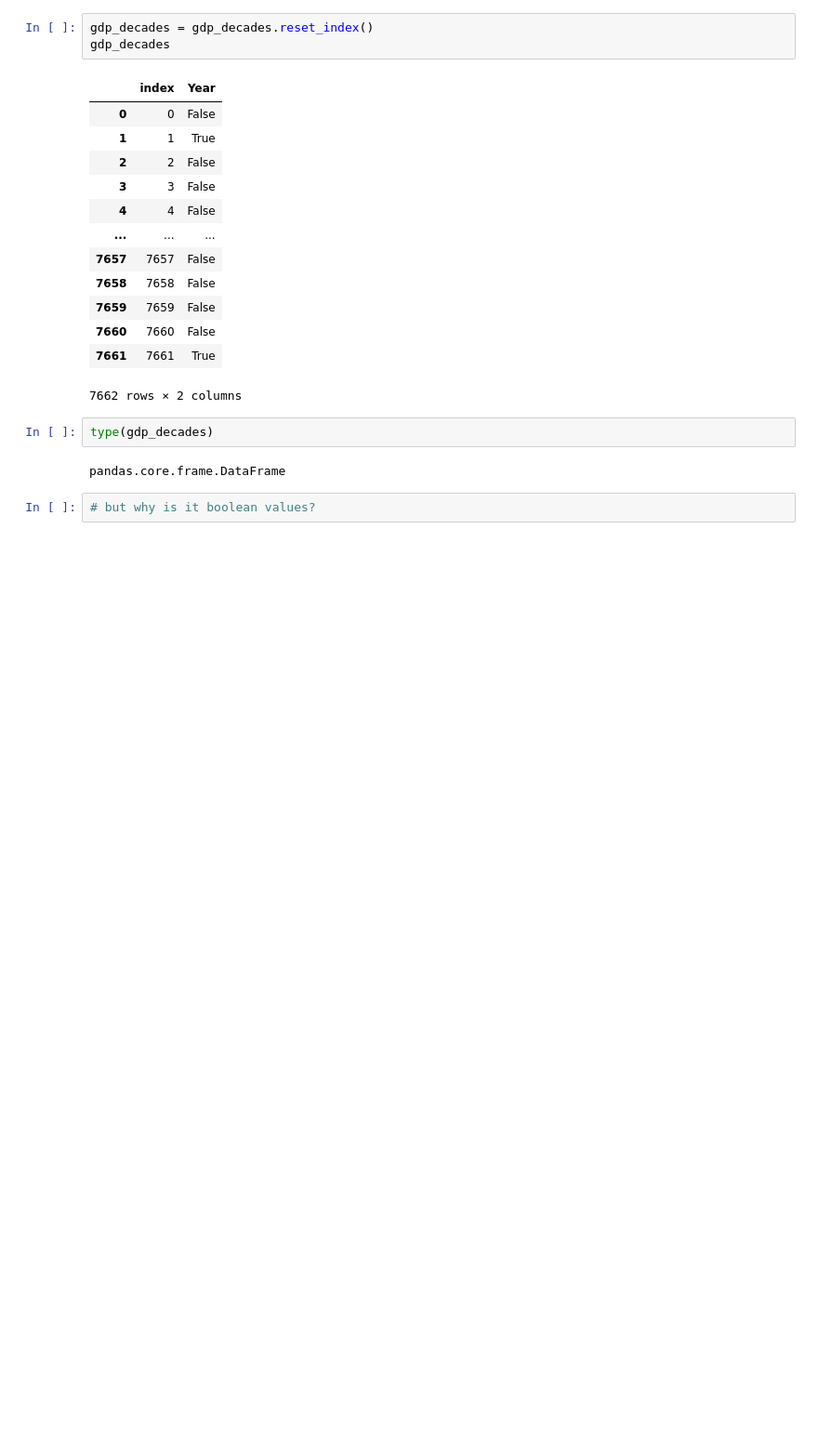
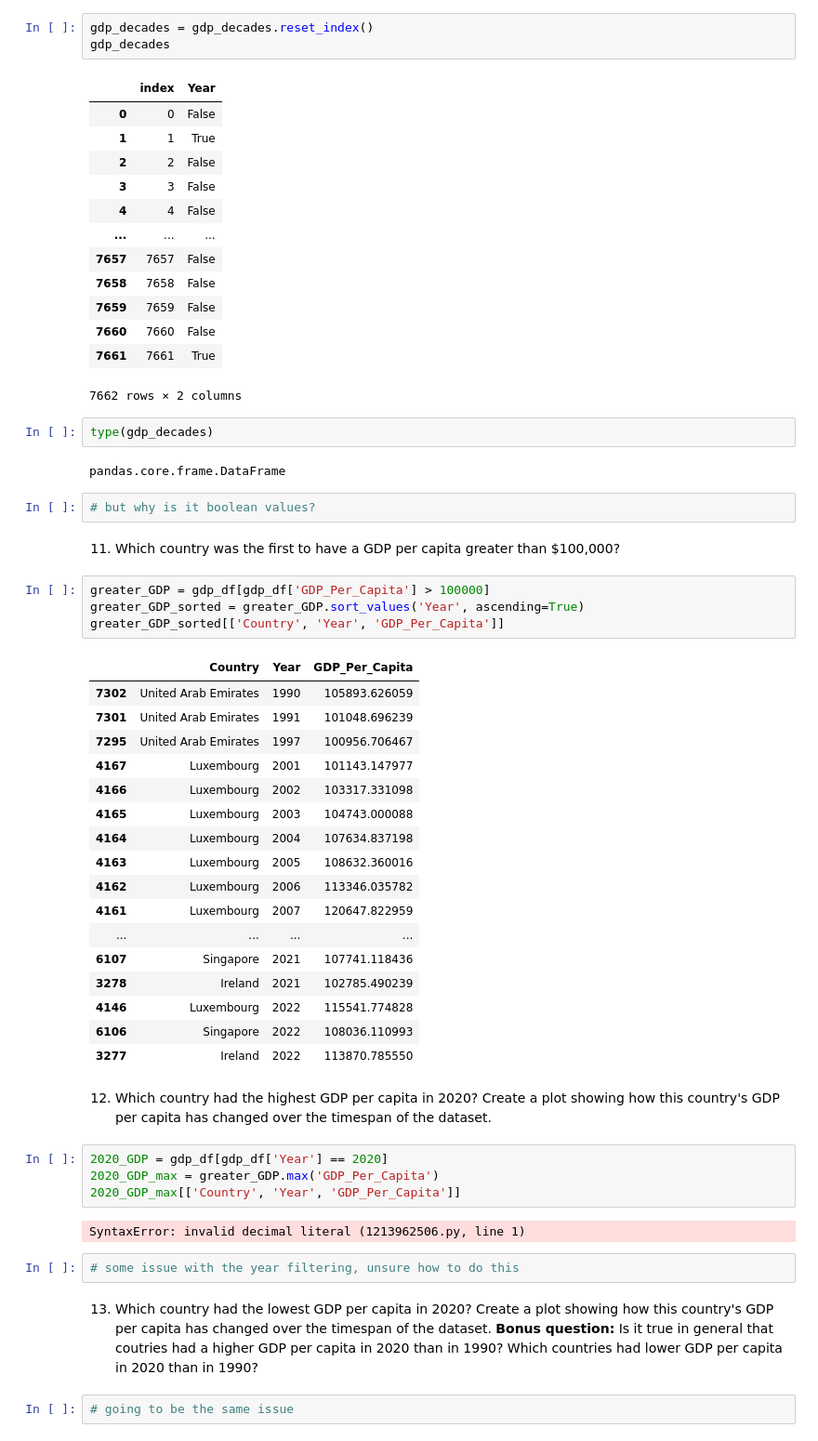
Before and after one commit to NSS-Data-Analytics-Cohort-12/un-python-Jtoppins24, a Jupyter notebook: notebooks/un_python.ipynb, the cells around one changed output. Shown at 93% size. Saved outputs shown, nothing was run; the diff lists cells and outputs as text; blank space fills up the shorter version.

```diff
--- a/notebooks/un_python.ipynb
+++ b/notebooks/un_python.ipynb
@@ -246,3 +246,41 @@ type(gdp_decades)
 pandas.core.frame.DataFrame
 # %%
 # but why is it boolean values?
+# %% [markdown]
+11. Which country was the first to have a GDP per capita greater than $100,000?
+# %%
+greater_GDP = gdp_df[gdp_df['GDP_Per_Capita'] > 100000]
+greater_GDP_sorted = greater_GDP.sort_values('Year', ascending=True)
+greater_GDP_sorted[['Country', 'Year', 'GDP_Per_Capita']]
+# %% [output]
+|  | Country | Year | GDP_Per_Capita |
+| 7302 | United Arab Emirates | 1990 | 105893.626059 |
+| 7301 | United Arab Emirates | 1991 | 101048.696239 |
+| 7295 | United Arab Emirates | 1997 | 100956.706467 |
+| 4167 | Luxembourg | 2001 | 101143.147977 |
+| 4166 | Luxembourg | 2002 | 103317.331098 |
+| 4165 | Luxembourg | 2003 | 104743.000088 |
+| 4164 | Luxembourg | 2004 | 107634.837198 |
+| 4163 | Luxembourg | 2005 | 108632.360016 |
+| 4162 | Luxembourg | 2006 | 113346.035782 |
+| 4161 | Luxembourg | 2007 | 120647.822959 |
+| ... | ... | ... | ... |
+| 6107 | Singapore | 2021 | 107741.118436 |
+| 3278 | Ireland | 2021 | 102785.490239 |
+| 4146 | Luxembourg | 2022 | 115541.774828 |
+| 6106 | Singapore | 2022 | 108036.110993 |
+| 3277 | Ireland | 2022 | 113870.785550 |
+# %% [markdown]
+12. Which country had the highest GDP per capita in 2020? Create a plot showing how this country's GDP per capita has changed over the timespan of the dataset.
+# %%
+2020_GDP = gdp_df[gdp_df['Year'] == 2020]
+2020_GDP_max = greater_GDP.max('GDP_Per_Capita')
+2020_GDP_max[['Country', 'Year', 'GDP_Per_Capita']]
+# %% [output]
+SyntaxError: invalid decimal literal (1213962506.py, line 1)
+# %%
+# some issue with the year filtering, unsure how to do this
+# %% [markdown]
+13. Which country had the lowest GDP per capita in 2020? Create a plot showing how this country's GDP per capita has changed over the timespan of the dataset. **Bonus question:** Is it true in general that coutries had a higher GDP per capita in 2020 than in 1990? Which countries had lower GDP per capita in 2020 than in 1990?
+# %%
+# going to be the same issue
```
Also changed, not shown: parts of 21 cells of this notebook.
